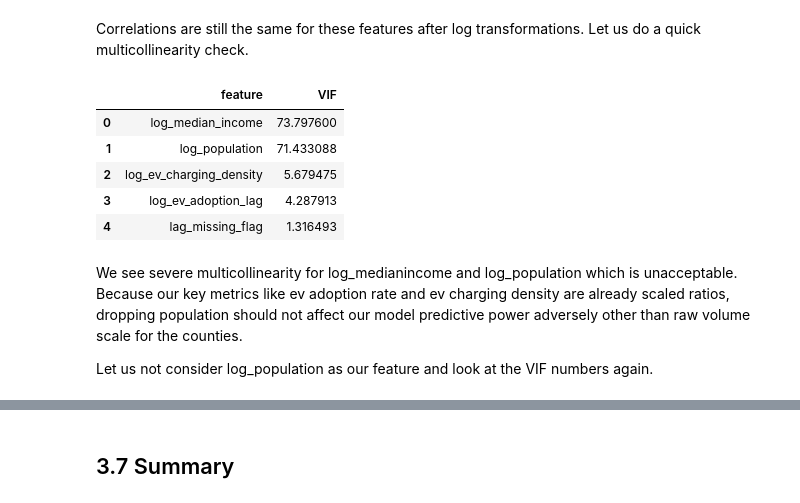
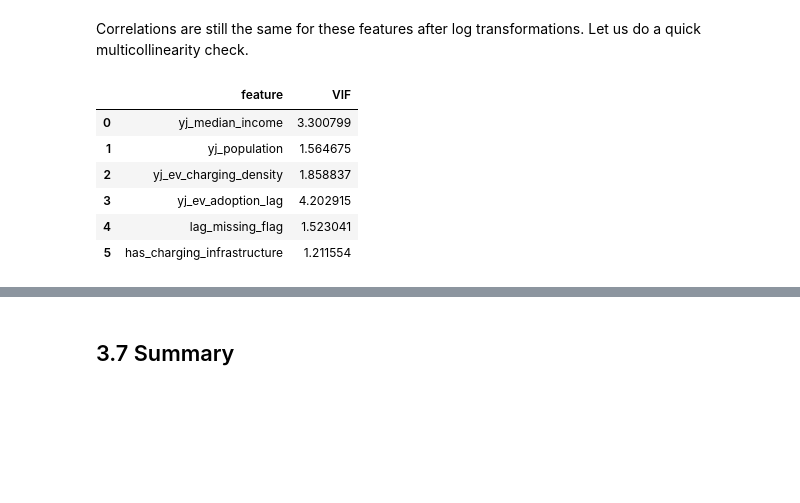
Before and after one commit to gawandesailee-lab/learndsp, a Jupyter notebook: Data Science Capstone 3 Project/notebooks/03_Exploratory_Data_Analysis.ipynb, the cells around one changed output, grey strips where cells are left out. Drawn from its saved outputs; the diff is of its cells as text; code cells hidden in the pictures; blank space fills up the shorter version.

```diff
--- a/Data Science Capstone 3 Project/notebooks/03_Exploratory_Data_Analysis.ipynb
+++ b/Data Science Capstone 3 Project/notebooks/03_Exploratory_Data_Analysis.ipynb
@@ -192,7 +193,7 @@ features = ['median_income',
             'ev_growth_rate',
             'ev_adoption_lag'
            ]
-fig, axes = plt.subplots(nrows = 4, ncols = 3, figsize = (18, 18))
+fig, axes = plt.subplots(nrows = 5, ncols = 2, figsize = (12, 18))
 axes = axes.flatten()
 for i,col in enumerate(features):
     sns.regplot(data = ev_adoption_df, x = col, y = 'ev_adoption_rate', ax=axes[i])
@@ -472,4 +474,0 @@ log_ev_charging_density is still a left skewed distribution. To force the log tr
-# %%
-ev_modeling_df['log_ev_charging_density']=np.log1p(100*ev_modeling_df['ev_charging_density'])
-ev_modeling_df['log_ev_adoption_rate']=np.log1p(ev_modeling_df['ev_adoption_rate'])
-ev_modeling_df['log_ev_adoption_lag']=np.log1p(ev_modeling_df['ev_adoption_lag'])
@@ -485,0 +475,9 @@ _=ev_modeling_df[['log_median_income',
+# %%
+pt = PowerTransformer(method = 'yeo-johnson')
+
+#creating columns with 'yeo-johnson' transforms on core features for modeling
+ev_modeling_df[['yj_population']]=pt.fit_transform(ev_modeling_df[['population']])
+ev_modeling_df[['yj_median_income']]=pt.fit_transform(ev_modeling_df[['median_income']])
+ev_modeling_df[['yj_ev_charging_density']]=pt.fit_transform(ev_modeling_df[['ev_charging_density']])
+ev_modeling_df[['yj_ev_adoption_lag']]=pt.fit_transform(ev_modeling_df[['ev_adoption_lag']])
+ev_modeling_df[['yj_ev_adoption_rate']]=pt.fit_transform(ev_modeling_df[['ev_adoption_rate']])
@@ -503,29 +521,27 @@ plt.show()
 # %% [markdown]
 Correlations are still the same for these features after log transformations. Let us do a quick multicollinearity check.
 # %%
-cols = ['log_median_income', # Strongest demographic predictor (0.767)
+cols = ['yj_median_income', # Strongest demographic predictor (0.767)
  # Captures county scale/size
-        'log_population',
-        'log_ev_charging_density', # Strong infrastructure proxy
-        'log_ev_adoption_lag', # Strongest momentum predictor (0.967)
-        'lag_missing_flag' # Crucial 2017 adoption lag missing flag to inform models
+        'yj_population',
+        'yj_ev_charging_density', # Strong infrastructure proxy
+        'yj_ev_adoption_lag', # Strongest momentum predictor (0.967)
+        'lag_missing_flag', # Crucial 2017 adoption lag missing flag to inform models
+        'has_charging_infrastructure' #Important for handling 0 floor clusters
        ]
 
 vif = ev_modeling_df[cols].dropna()
 
 ev_modeling_vif = pd.DataFrame()
 ev_modeling_vif["feature"] = vif.columns
 ev_modeling_vif["VIF"] = [variance_inflation_factor(vif.values, i) for i in range(len(vif.columns))]
 
 ev_modeling_vif
 # %% [output]
 |  | feature | VIF |
-| 0 | log_median_income | 73.797600 |
-| 1 | log_population | 71.433088 |
-| 2 | log_ev_charging_density | 5.679475 |
-| 3 | log_ev_adoption_lag | 4.287913 |
-| 4 | lag_missing_flag | 1.316493 |
+| 0 | yj_median_income | 3.300799 |
+| 1 | yj_population | 1.564675 |
+| 2 | yj_ev_charging_density | 1.858837 |
+| 3 | yj_ev_adoption_lag | 4.202915 |
+| 4 | lag_missing_flag | 1.523041 |
+| 5 | has_charging_infrastructure | 1.211554 |
-# %% [markdown]
-We see severe multicollinearity for log_medianincome and log_population which is unacceptable. Because our key metrics like ev adoption rate and ev charging density are already scaled ratios, dropping population should not affect our model predictive power adversely other than raw volume scale for the counties.
-
-Let us not consider log_population as our feature and look at the VIF numbers again.
```
Also changed, not shown: parts of 24 cells of this notebook, 6 other files.
